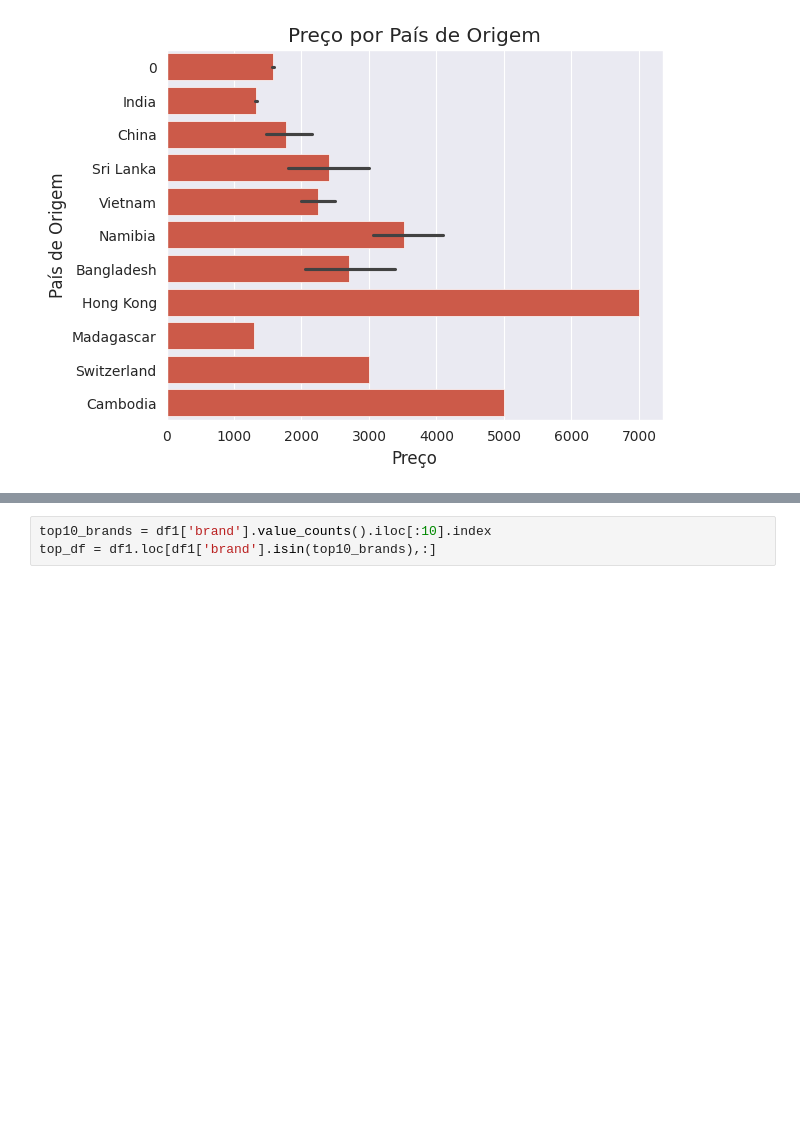
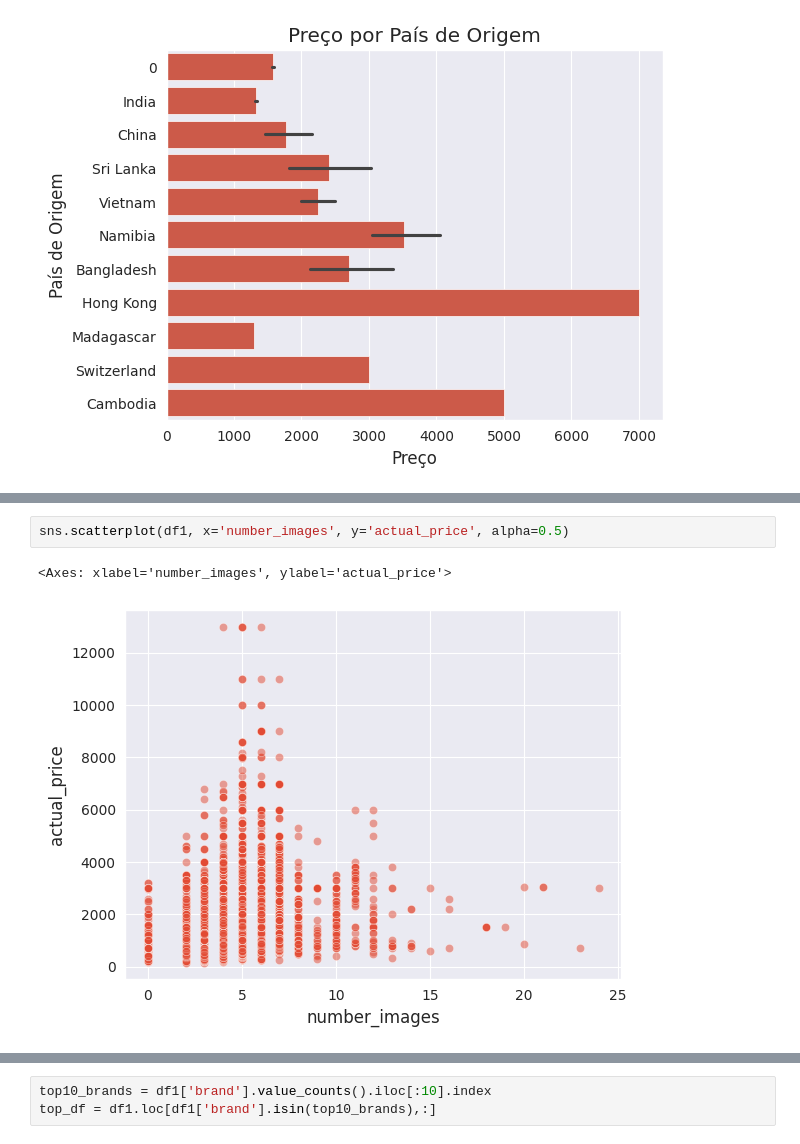
Before and after one commit to EDJR94/hackday_6, a Jupyter notebook: notebooks/hackday_6_submission_MAIS_MELHOR.ipynb, the cells around one changed output, grey strips where cells are left out. Cells and saved outputs as stored; diff of their text form; blank space fills up the shorter version.

```diff
--- a/notebooks/hackday_6_submission_MAIS_MELHOR.ipynb
+++ b/notebooks/hackday_6_submission_MAIS_MELHOR.ipynb
@@ -568,0 +576,5 @@ Text(0.5, 1.0, 'Matriz de Correlação Variáveis Numéricas')
+# %%
+sns.scatterplot(df1, x='number_images', y='actual_price', alpha=0.5)
+# %% [output]
+<Axes: xlabel='number_images', ylabel='actual_price'>
+[figure, added]
```
Also changed, not shown: parts of 38 cells of this notebook, 5 other files.
